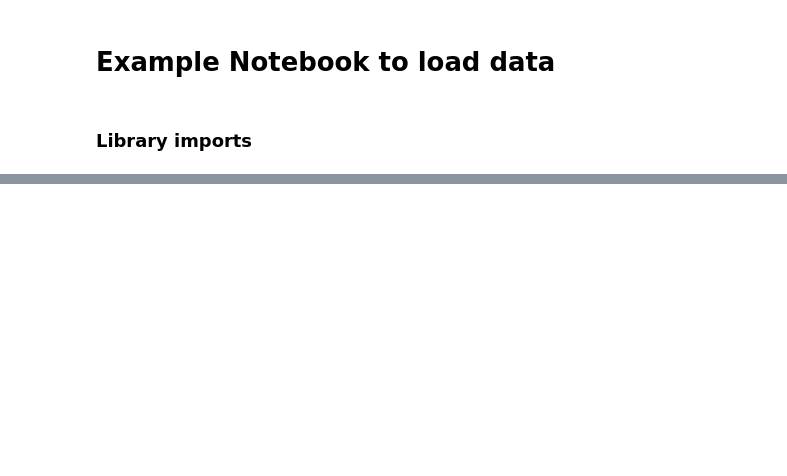
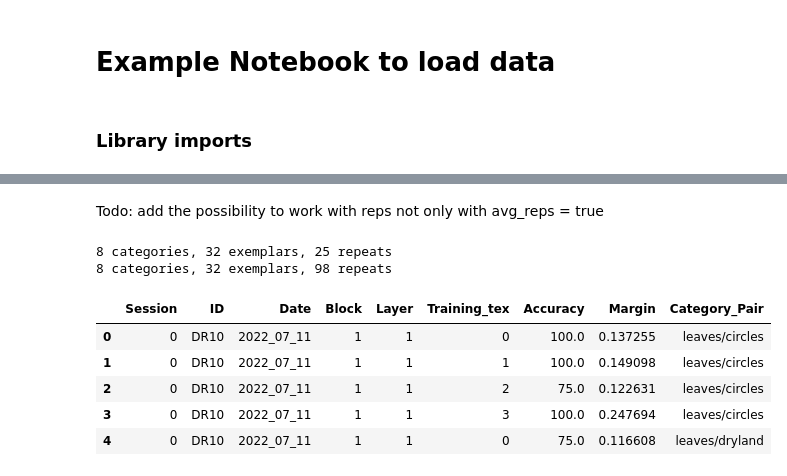
Before and after one commit to NunezKant/Dprime, a Jupyter notebook: PassiveStim/scripts/Minimal load example.ipynb, the cells around one changed output, grey strips where cells are left out. Drawn from its saved outputs; the diff is of its cells as text; code cells hidden in the pictures; blank space fills up the shorter version.

```diff
--- a/PassiveStim/scripts/Minimal load example.ipynb
+++ b/PassiveStim/scripts/Minimal load example.ipynb
@@ -27,0 +51,62 @@ cats, stim_idx = utils.get_stim_class_and_samples_ix(subset_stim, n_categories=8
+# %% [markdown]
+Todo: add the possibility to work with reps not only with avg_reps = true
+# %%
+for sess in range(len(exp_db)):
+    acurracy_per_layer = []
+    spop_per_layer = []
+    margin_per_layer = []
+    mean_margin_L1 = []
+    mean_margin_L2 = []
+    Sessions[sess].cats, Sessions[sess].stim_idx, Sessions[sess].nreps = utils.get_stim_class_and_samples_ix(Sessions[sess].subset_stim, n_categories=8, samples_per_cat=4)
+    for layer in layers:
+        accuracy, pairs, spops, cat_dict = utils.PairwiseDprimeDecoder(Sessions[sess].neurons_atframes, Sessions[sess].stim_idx, Sessions[sess].iplane, Sessions[sess].cats,
+                                                                        n_categories = n_categories, n_samples = n_samples, layer = layer , avg_reps = True)
+        gen_marg = utils.get_generalization_margings(spops, n_pairs = n_pairs, n_textures = n_samples)
+        acurracy_per_layer.append(accuracy)
+        spop_per_layer.append(spops)
+        margin_per_layer.append(gen_marg)
+
+    for pair in range(n_pairs):
+        mean_margin_L1.append(utils.get_margin_per_category(margin_per_layer[0],pair,avg=True))
+        mean_margin_L2.append(utils.get_margin_per_category(margin_per_layer[1],pair,avg=True))
+
+    Sessions[sess].acurracy_per_layer = np.array(acurracy_per_layer)
+    Sessions[sess].spop_per_layer = np.array(spop_per_layer)
+    Sessions[sess].margin_per_layer = np.array(margin_per_layer)
+    Sessions[sess].mean_margin_L1 = np.array(mean_margin_L1)
+    Sessions[sess].mean_margin_L2 = np.array(mean_margin_L2)
+    Sessions[sess].cat_pairs = utils.categorypairs_parser(cat_dict,pairs)
+
+    # create a summary
+    summ_id.append([Sessions[sess].name]*n_pairs*n_samples*len(layers))
+    summ_date.append([Sessions[sess].date] * n_pairs*n_samples*len(layers))
+    summ_block.append([Sessions[sess].block] * n_pairs*n_samples*len(layers))
+    summ_sess.append(np.repeat(sess, n_pairs*n_samples*len(layers)))
+    summ_layer.append(np.append(np.repeat(1,n_samples*n_pairs),np.repeat(2,n_samples*n_pairs)))
+    summ_traintex.append(np.tile(np.tile(np.arange(n_samples),n_pairs),len(layers)))
+    summ_acc.append(Sessions[sess].acurracy_per_layer.reshape((n_pairs*n_samples)*len(layers),-1).flatten())
+    summ_margin.append(np.append(Sessions[sess].mean_margin_L1.reshape(n_pairs*n_samples,-1).flatten(),Sessions[sess].mean_margin_L2.reshape(n_pairs*n_samples,-1).flatten()))
+    summ_catpair.append(np.tile(np.repeat(np.array(Sessions[sess].cat_pairs),n_samples),len(layers)))
+
+summary_sessions = pd.DataFrame({
+"Session": np.concatenate(np.array(summ_sess, dtype=object),axis=0),
+"ID": np.concatenate(np.array(summ_id, dtype=object),axis=0),
+"Date": np.concatenate(np.array(summ_date, dtype=object),axis=0),
+"Block": np.concatenate(np.array(summ_block, dtype=object),axis=0),
+"Layer": np.concatenate(np.array(summ_layer, dtype=object),axis=0),
+"Training_tex" : np.concatenate(np.array(summ_traintex, dtype=object),axis=0),
+"Accuracy": np.concatenate(np.array(summ_acc, dtype=object),axis=0),
+"Margin": np.concatenate(np.array(summ_margin, dtype=object),axis=0),
+"Category_Pair": np.concatenate(np.array(summ_catpair, dtype=object),axis=0)
+})
+
+summary_sessions.head()
+# %% [output]
+8 categories, 32 exemplars, 25 repeats
+8 categories, 32 exemplars, 98 repeats
+|  | Session | ID | Date | Block | Layer | Training_tex | Accuracy | Margin | Category_Pair |
+| 0 | 0 | DR10 | 2022_07_11 | 1 | 1 | 0 | 100.0 | 0.137255 | leaves/circles |
+| 1 | 0 | DR10 | 2022_07_11 | 1 | 1 | 1 | 100.0 | 0.149098 | leaves/circles |
+| 2 | 0 | DR10 | 2022_07_11 | 1 | 1 | 2 | 75.0 | 0.122631 | leaves/circles |
+| 3 | 0 | DR10 | 2022_07_11 | 1 | 1 | 3 | 100.0 | 0.247694 | leaves/circles |
+| 4 | 0 | DR10 | 2022_07_11 | 1 | 1 | 0 | 75.0 | 0.116608 | leaves/dryland |
```
Also changed, not shown: parts of 14 cells of this notebook, 2 other files.
